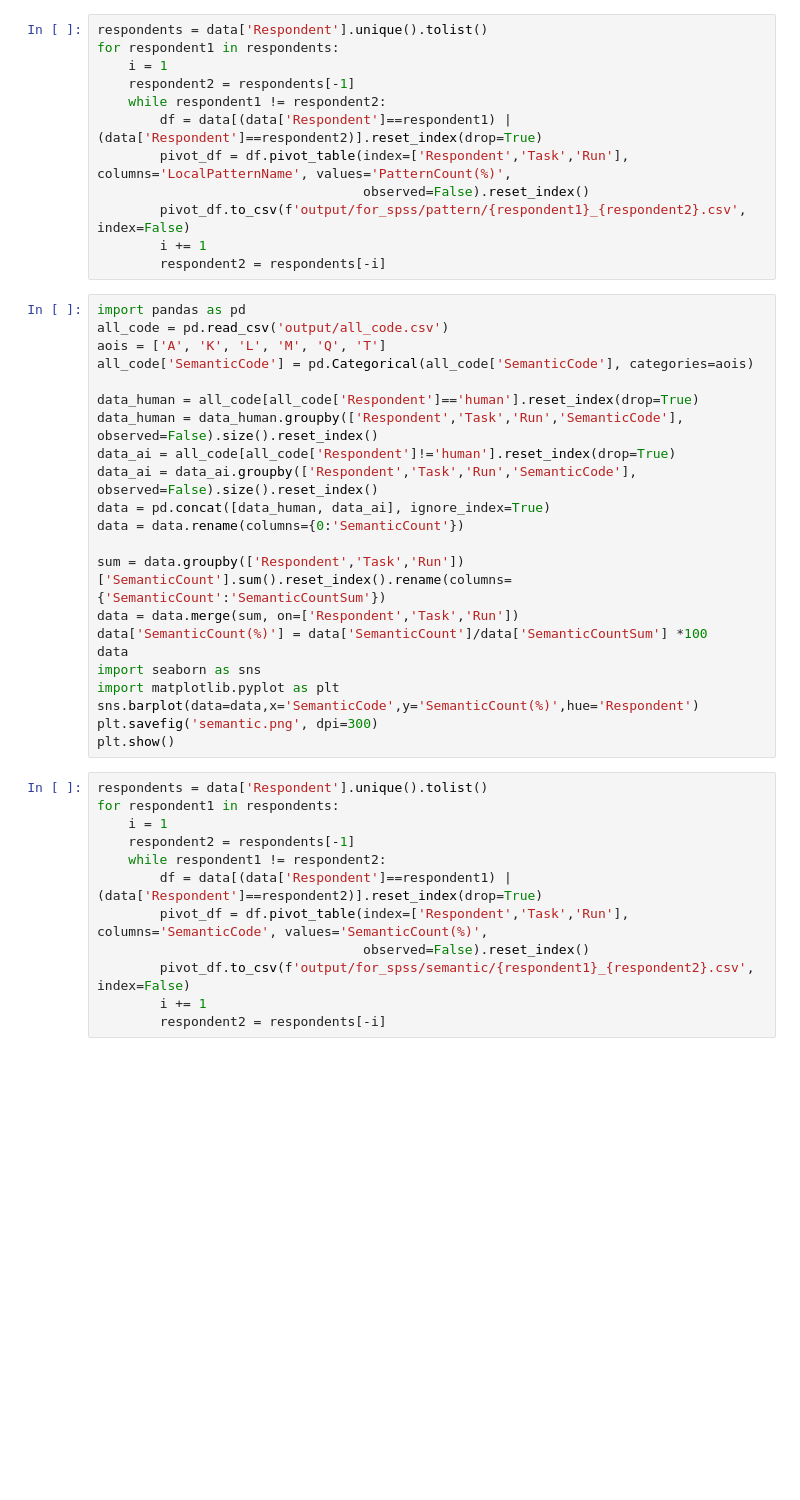
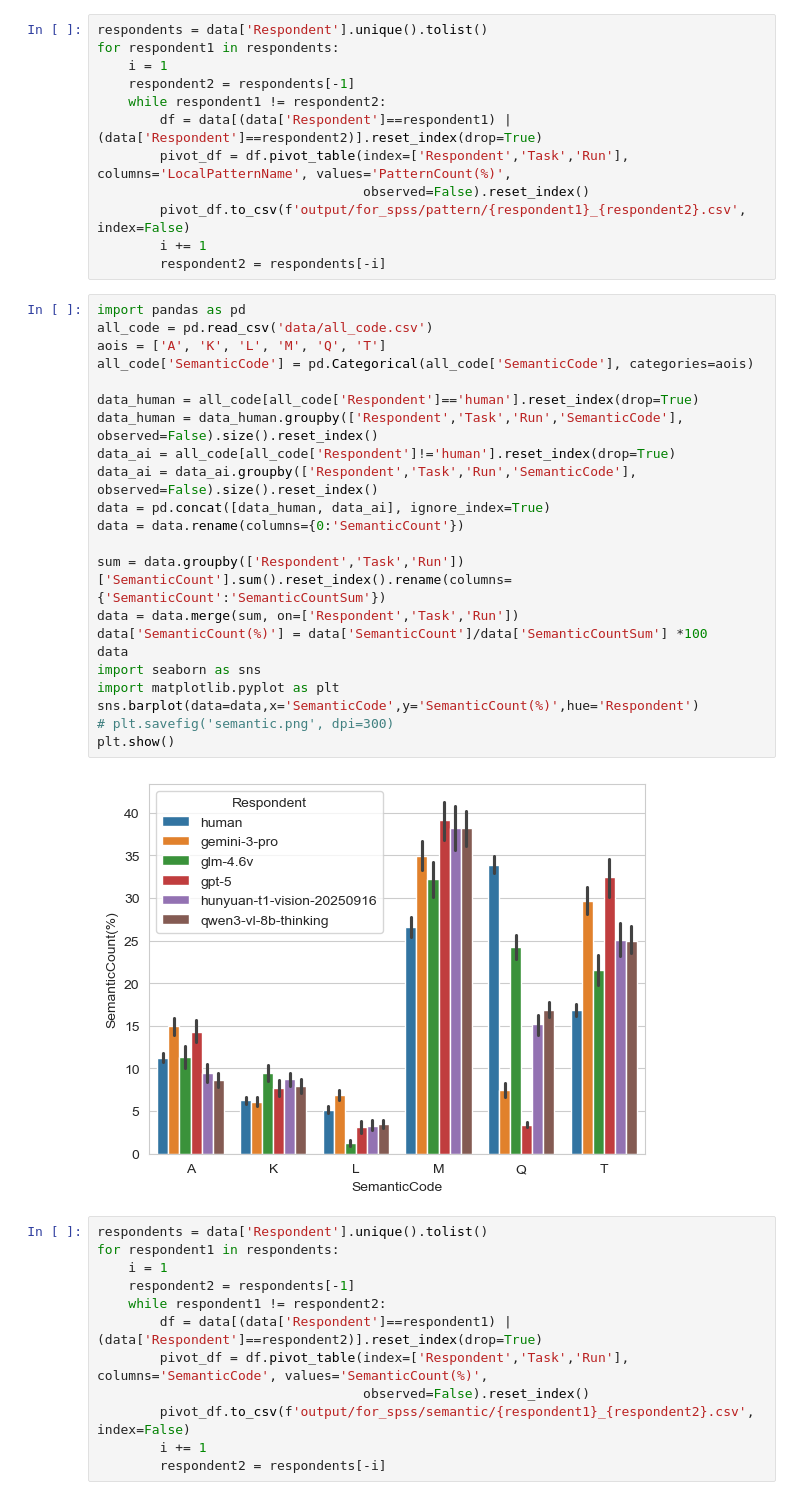
Before and after one commit to sfzbk/Comparing-Human-Visual-Search-and-Multimodal-LLM-Reasoning-Strategies-in-Map-Reading, a Jupyter notebook: 4tst.ipynb, the cells around one changed output. Saved outputs shown, nothing was run; the diff lists cells and outputs as text; blank space fills up the shorter version.

```diff
--- a/4tst.ipynb
+++ b/4tst.ipynb
@@ -109,26 +157,28 @@ for respondent1 in respondents:
         respondent2 = respondents[-i]
 # %%
 import pandas as pd
-all_code = pd.read_csv('output/all_code.csv')
+all_code = pd.read_csv('data/all_code.csv')
 aois = ['A', 'K', 'L', 'M', 'Q', 'T']
 all_code['SemanticCode'] = pd.Categorical(all_code['SemanticCode'], categories=aois)
 
 data_human = all_code[all_code['Respondent']=='human'].reset_index(drop=True)
 data_human = data_human.groupby(['Respondent','Task','Run','SemanticCode'], observed=False).size().reset_index()
 data_ai = all_code[all_code['Respondent']!='human'].reset_index(drop=True)
 data_ai = data_ai.groupby(['Respondent','Task','Run','SemanticCode'], observed=False).size().reset_index()
 data = pd.concat([data_human, data_ai], ignore_index=True)
 data = data.rename(columns={0:'SemanticCount'})
 
 sum = data.groupby(['Respondent','Task','Run'])['SemanticCount'].sum().reset_index().rename(columns={'SemanticCount':'SemanticCountSum'})
 data = data.merge(sum, on=['Respondent','Task','Run'])
 data['SemanticCount(%)'] = data['SemanticCount']/data['SemanticCountSum'] *100
 data
 import seaborn as sns
 import matplotlib.pyplot as plt
 sns.barplot(data=data,x='SemanticCode',y='SemanticCount(%)',hue='Respondent')
-plt.savefig('semantic.png', dpi=300)
+# plt.savefig('semantic.png', dpi=300)
 plt.show()
+# %% [output]
+[figure, added]
 # %%
 respondents = data['Respondent'].unique().tolist()
 for respondent1 in respondents:
```
Also changed, not shown: parts of 37 cells of this notebook, 7 other files.
